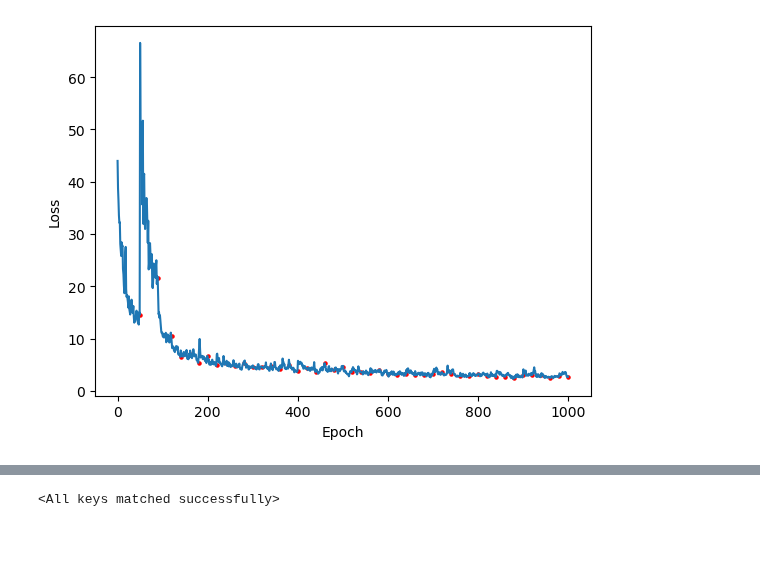
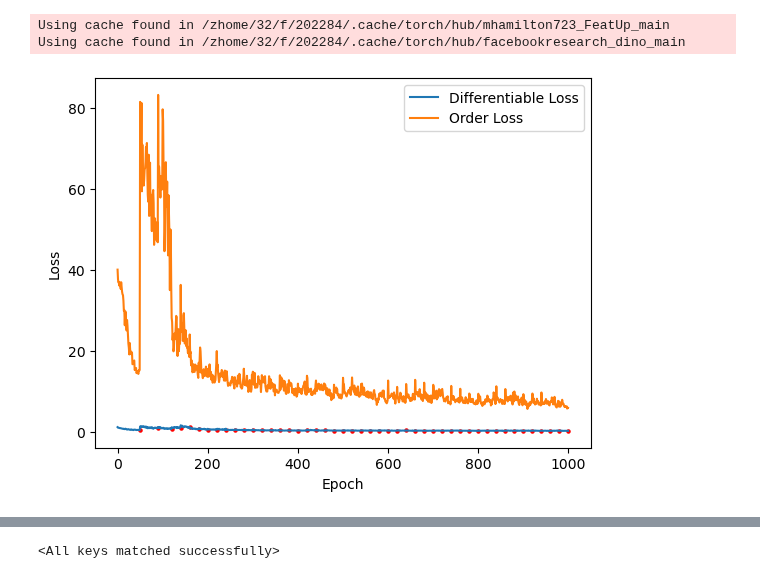
Before and after one commit to wcbup/VOS_boundary_tracking, a Jupyter notebook: review_1.ipynb, the cells around one changed output, grey strips where cells are left out. Cells and saved outputs as stored; diff of their text form; code cells hidden in the pictures; blank space fills up the shorter version.

Commit message:
ras featConv

```diff
--- a/review_1.ipynb
+++ b/review_1.ipynb
@@ -16,9 +16,9 @@ import json
 from loss import order_loss, chamer_distance_loss
 import random
 # %%
-model_name = "resfpnConv"
-feat_dim = 1280
-model = GeneralExtra(
+model_name = "ras_featConv"
+feat_dim = 384
+model = FeatupExtra(
     nn.Sequential(
         nn.Conv2d(
             in_channels=feat_dim,
@@ -37,26 +37,28 @@ model = GeneralExtra(
         ),
         nn.ReLU(),
     ),
-    encoder="resfpn",
 ).cuda()
 loss_log_path = f"./log/{model_name}_loss.json"
 iou_log_path = f"./log/{model_name}_iou.json"
 model_path = f"./model/{model_name}.pth"
 log_path = f"./log/{model_name}.log"
 
-# another_model_name = "featupConv"
-# another_loss_log_path = f"./log/{another_model_name}_loss.json"
-# another_iou_log_path = f"./log/{another_model_name}_iou.json"
+another_model_name = "featupConv"
+another_loss_log_path = f"./log/{another_model_name}_loss.json"
+another_iou_log_path = f"./log/{another_model_name}_iou.json"
+# %% [output]
+Using cache found in /zhome/32/f/202284/.cache/torch/hub/mhamilton723_FeatUp_main
+Using cache found in /zhome/32/f/202284/.cache/torch/hub/facebookresearch_dino_main
 # %%
 with open(loss_log_path, "r") as f:
     dict_loss = json.load(f)
 with open(iou_log_path, "r") as f:
     dict_iou = json.load(f)
 
-# with open(another_loss_log_path, "r") as f:
-#     another_dict_loss = json.load(f)
-# with open(another_iou_log_path, "r") as f:
-#     another_dict_iou = json.load(f)
+with open(another_loss_log_path, "r") as f:
+    another_dict_loss = json.load(f)
+with open(another_iou_log_path, "r") as f:
+    another_dict_iou = json.load(f)
 # %%
 numeric_dict_loss = {}
 for key, value in dict_loss.items():
@@ -67,39 +69,39 @@ for key, value in dict_iou.items():
 dict_loss = numeric_dict_loss
 dict_iou = numeric_dict_iou
 # %%
-# numeric_dict_loss = {}
-# for key, value in another_dict_loss.items():
-#     numeric_dict_loss[int(key)] = float(value)
-# numeric_dict_iou = {}
-# for key, value in another_dict_iou.items():
-#     numeric_dict_iou[int(key)] = float(value)
-# another_dict_loss = numeric_dict_loss
-# another_dict_iou = numeric_dict_iou
+numeric_dict_loss = {}
+for key, value in another_dict_loss.items():
+    numeric_dict_loss[int(key)] = float(value)
+numeric_dict_iou = {}
+for key, value in another_dict_iou.items():
+    numeric_dict_iou[int(key)] = float(value)
+another_dict_loss = numeric_dict_loss
+another_dict_iou = numeric_dict_iou
 # %%
 # plot the loss
 plt.plot(
     list(dict_loss.keys()),
     list(dict_loss.values()),
-    # label="with Coord",
+    label="Differentiable Loss",
 )
-# plt.plot(
-#     list(another_dict_loss.keys()),
-#     list(another_dict_loss.values()),
-#     label="without Coord",
-# )
+plt.plot(
+    list(another_dict_loss.keys()),
+    list(another_dict_loss.values()),
+    label="Order Loss",
+)
 plt.xlabel("Epoch")
 plt.ylabel("Loss")
 # plot the update points
 plt.scatter(
     list(dict_iou.keys()),
     [dict_loss[i - 1] for i in list(dict_iou.keys())],
     c="r",
     s=5,
 )
-# plt.legend()
+plt.legend()
 plt.show()
 # %% [output]
-[figure, old version]
+[figure, new version]
 # %%
 # plot the iou
 plt.plot(
```
Also changed, not shown: parts of 3 cells of this notebook, 7 other files.
